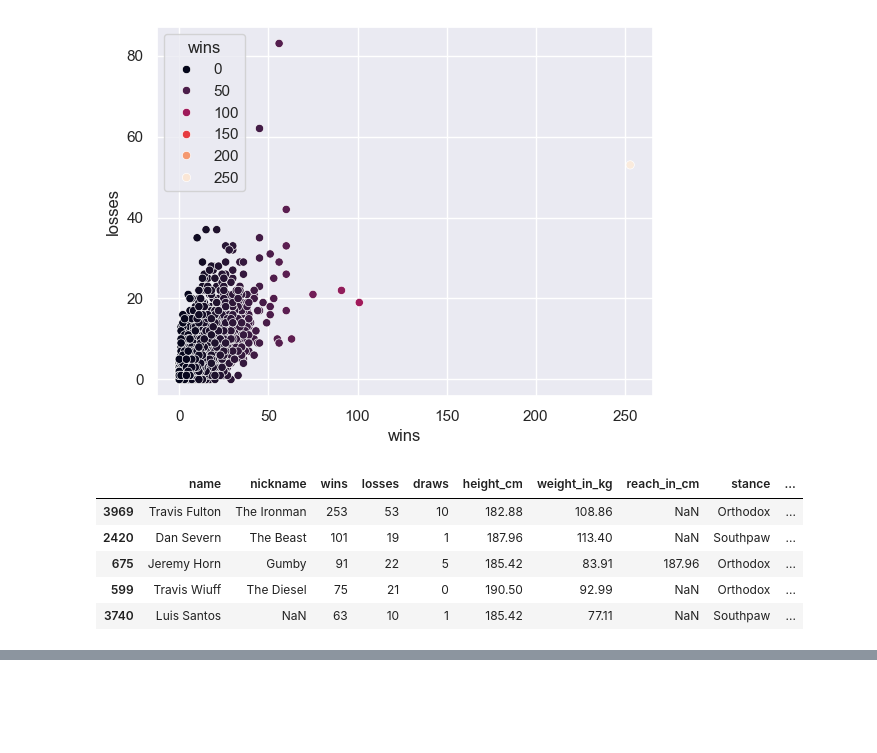
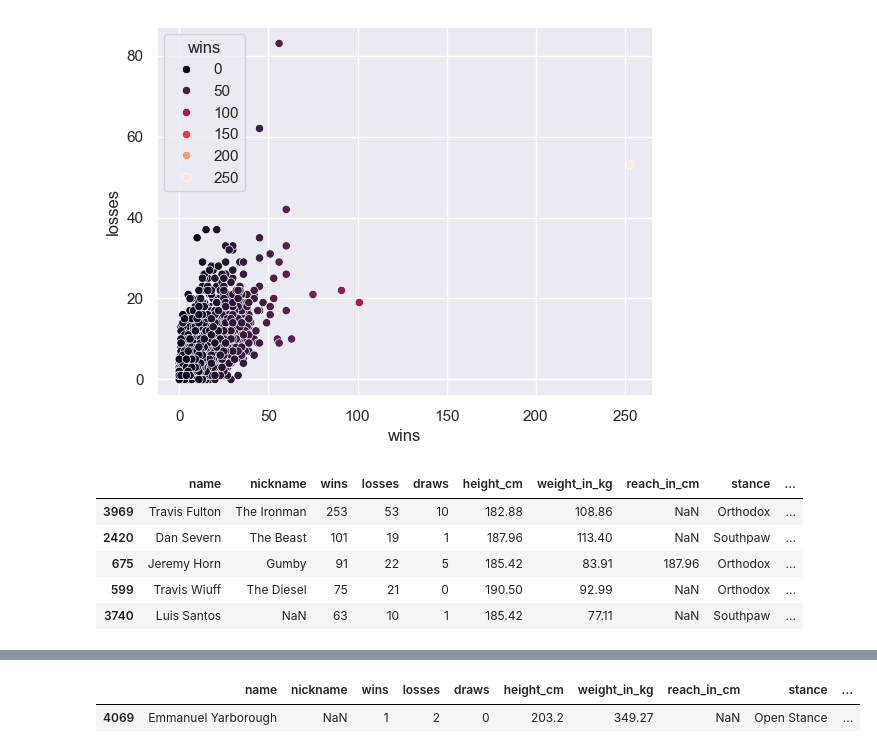
Before and after one commit to Brtsz8/ufc-dataset-analysis, a Jupyter notebook: UFC_analysis_project.ipynb, the cells around one changed output, grey strips where cells are left out. Cells and saved outputs as stored; diff of their text form; code cells hidden in the pictures; blank space fills up the shorter version.

```diff
--- a/UFC_analysis_project.ipynb
+++ b/UFC_analysis_project.ipynb
@@ -158,0 +163,6 @@ plt.show()
+# %%
+#looking for the haviest fighter
+df.sort_values('weight_in_kg' , ascending = False).head(1)
+# %% [output]
+|  | name | nickname | wins | losses | draws | height_cm | weight_in_kg | reach_in_cm | stance | ... |
+| 4069 | Emmanuel Yarborough | NaN | 1 | 2 | 0 | 203.2 | 349.27 | NaN | Open Stance | ... |
```
Also changed, not shown: parts of 4 cells of this notebook.
